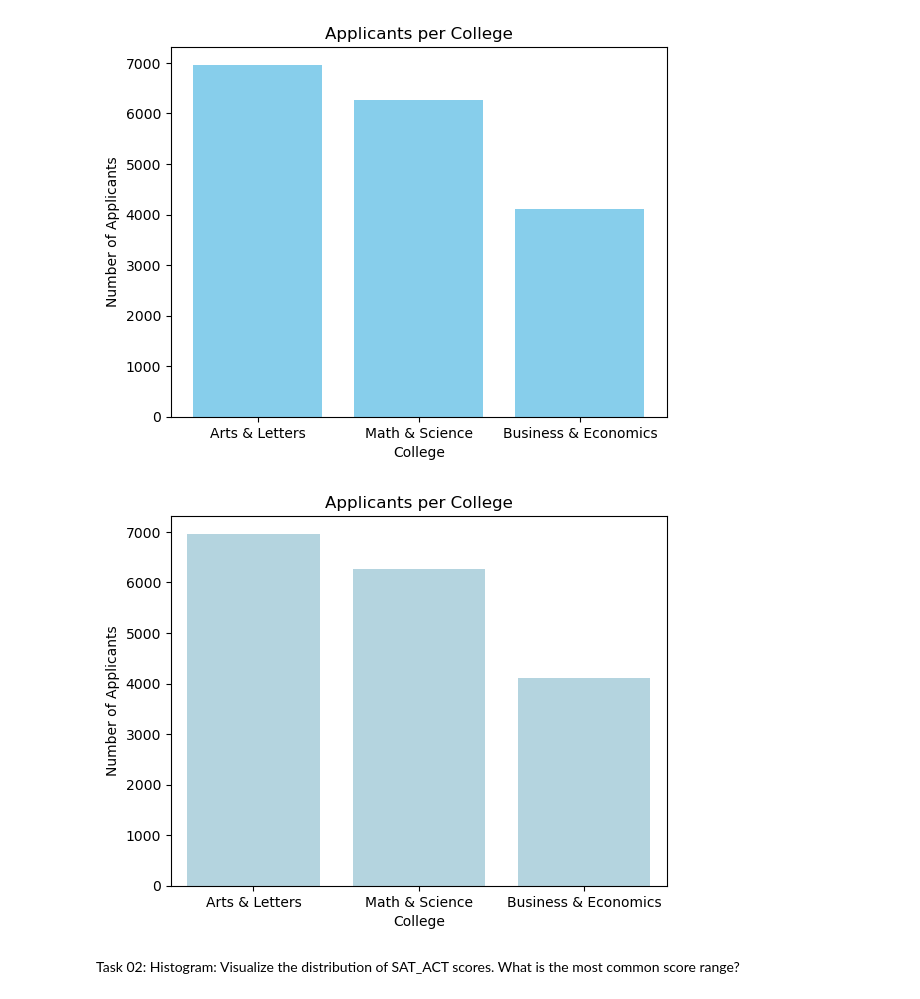
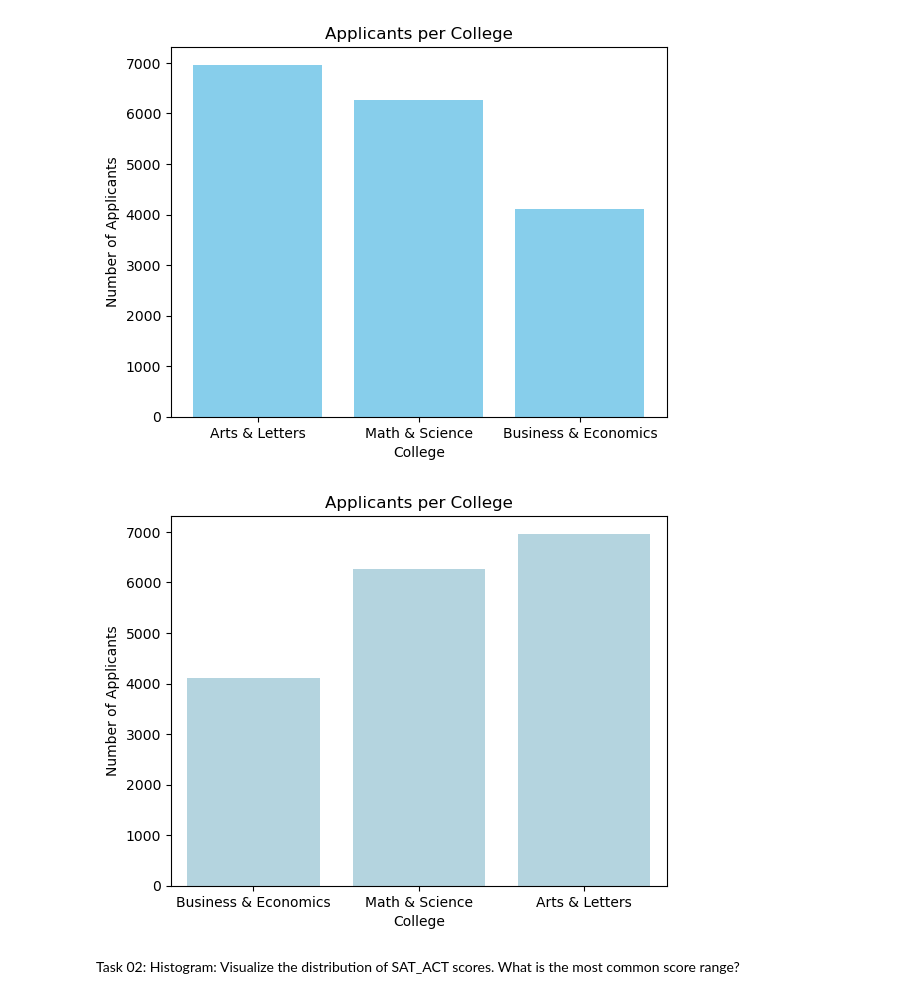
Before and after one commit to TJWKXD/USD_DSCI_505, a Jupyter notebook: notebooks/Week 13 Activity/University Admissions Data Visualization Challenge.ipynb, the cells around one changed output. Drawn from its saved outputs; the diff is of its cells as text; code cells hidden in the pictures.

Commit message:
Add files via upload
Sorry for all the issues. Fixed Histogram bug

```diff
--- a/notebooks/Week 13 Activity/University Admissions Data Visualization Challenge.ipynb
+++ b/notebooks/Week 13 Activity/University Admissions Data Visualization Challenge.ipynb
@@ -67,22 +67,18 @@ plt.show()
 # %%
 # Seaborn bar plot
 
-# Step 1 Count number of applicants
-Applicants = df2['College'].value_counts()
+# Step 1: Create bar plot
+sns.countplot(data=df2, x='College', color='lightblue')
 
-# Step 2: Create bar plot
-sns.barplot(x=Applicants.index, y=Applicants.values,
-            color='lightblue')
-
-# Step 3: Add title and labels
+# Step 2: Add title and labels
 plt.title('Applicants per College')
 plt.xlabel('College')
 plt.ylabel('Number of Applicants')
 
-# Step 4: Display chart
+# Step 3: Display chart
 plt.show()
 # %% [output]
-[figure, old version]
+[figure, new version]
 # %%
 # Plotly bar plot
 
```
Also changed, not shown: parts of 1 cell of this notebook.
